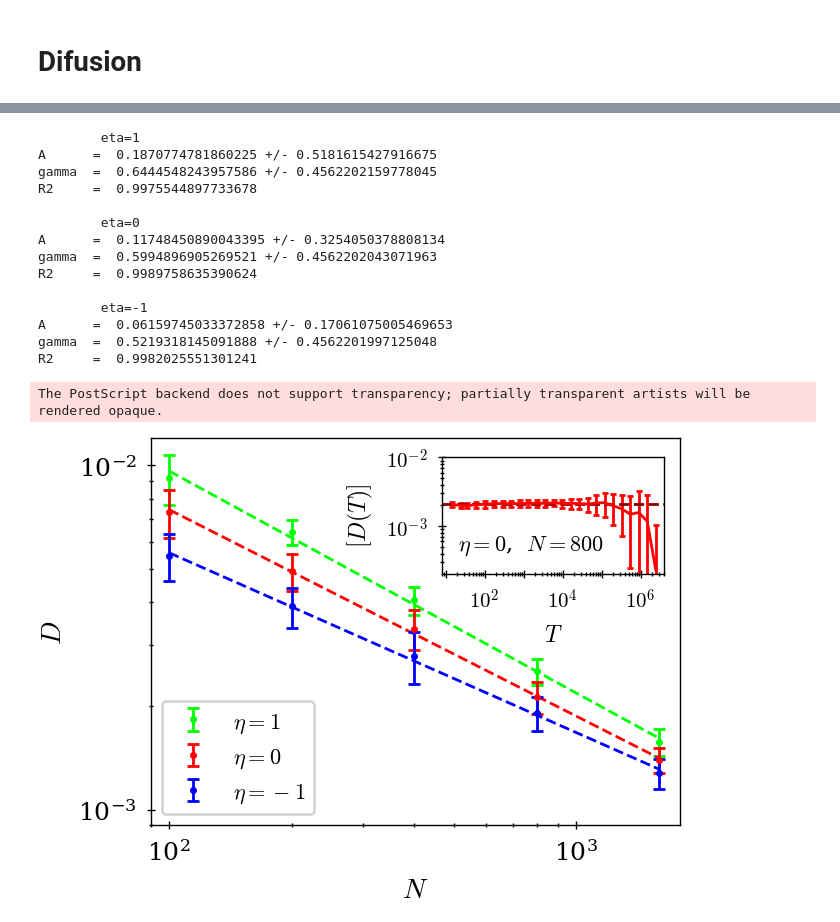
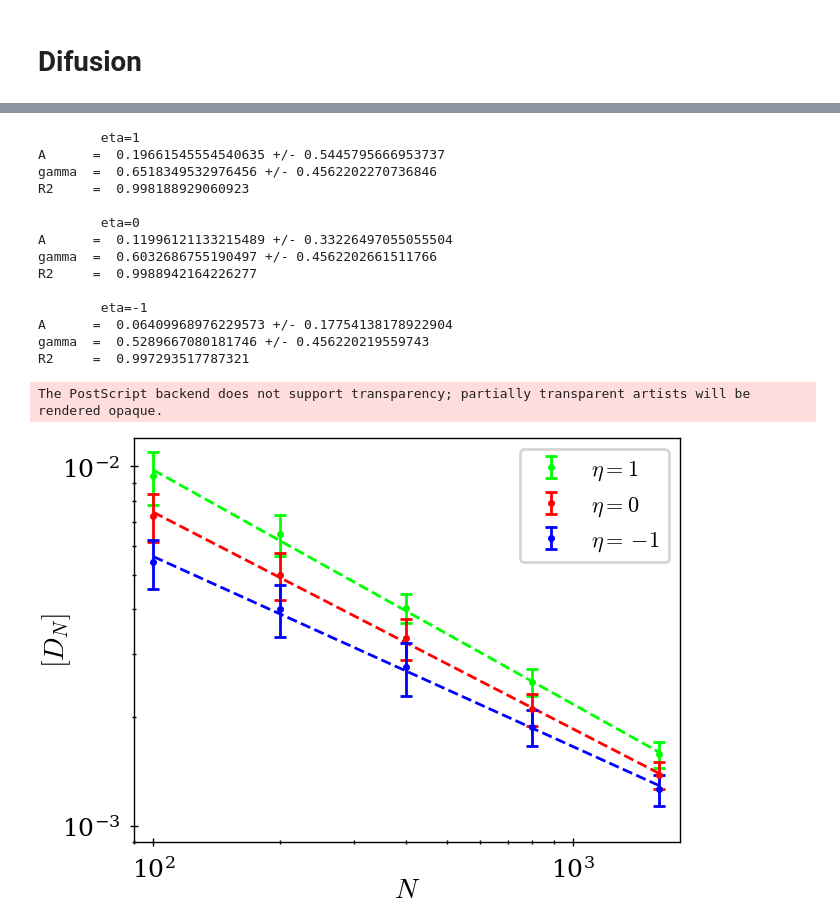
Before and after one commit to sergiozucchi/FullyDisorderedKuramoto_GPU, a Jupyter notebook: kuramotoLyap_Figures.ipynb, the cells around one changed output, grey strips where cells are left out. Saved outputs shown, nothing was run; the diff lists cells and outputs as text; code cells hidden in the pictures.

```diff
--- a/kuramotoLyap_Figures.ipynb
+++ b/kuramotoLyap_Figures.ipynb
@@ -247,7 +245,7 @@ The PostScript backend does not support transparency; partially transparent arti
 # %%
 pfits=np.load("data/fitsLE_inf.npz")
 alpha=pfits["alpha"]
-k=pfits["k"]
+lnk=pfits["ln_k"]
 # %%
 mean_pd=pd.read_csv("data/rawData/avLE_sim.csv")
 linf_pd=pd.read_csv("data/rawData/LEinf_mean.csv")
@@ -269,12 +267,12 @@ for Ni in range(len(N_list)):
 linf=linf_pd[linf_pd["J"]==J]["linf_opt"]
 linf_err=linf_pd[linf_pd["J"]==J]["err_linf_opt"]
 
-ax.errorbar(eta_list,linf*1e2,yerr=linf_err*1e2,color="k",marker=".",capsize=3,fmt="--")
+ax.errorbar(eta_list,linf*1e2,yerr=linf_err*1e2,color="k",marker=".",capsize=2.5,fmt="--")
 
 for ei in range(len(eta_list)):
 
     tempN=df_J[df_J["eta"]==eta_list[ei]]
-    ax.errorbar(tempN["eta"],tempN["lambda"]*1e2,yerr=tempN["err_lambda"]*1e2,capsize=3,color=cmap_eta[ei],marker=".",linestyle="none")
+    ax.errorbar(tempN["eta"],tempN["lambda"]*1e2,yerr=tempN["err_lambda"]*1e2,capsize=2.5,color=cmap_eta[ei],marker=".",linestyle="none")
 
     if ei==idx_eta_inset:
         l_N=df_J[df_J["eta"]==eta_list[ei]][["lambda","err_lambda"]].to_numpy()
@@ -286,19 +284,19 @@ for ei in range(len(eta_list)):
         y_obs_err=expy_err/np.abs(linf[ei]-l_N[:,0])
 
         xreg=np.linspace(x_obs_inset[0],x_obs_inset[-1])
-        yreg=k[0,ei,0]-alpha[0,ei,0]*xreg
+        yreg=lnk[0,ei,0]-alpha[0,ei,0]*xreg
 
-        axins.errorbar(np.exp(x_obs_inset),np.exp(y_obs_inset),yerr=expy_err,marker=".",linestyle="none",capsize=3,color=cmap_eta[ei])
+        axins.errorbar(np.exp(x_obs_inset),np.exp(y_obs_inset),yerr=expy_err,marker=".",linestyle="none",capsize=2,color=cmap_eta[ei])
         axins.plot(np.exp(xreg),np.exp(yreg),"k--")
 
 axins.set_xscale("log")
 axins.set_yscale("log")
 axins.set_ylim(1.2e-4,1.1e-2)
 axins.yaxis.set_ticks([1e-3,1e-2])
-axins.yaxis.set_ticklabels(["$10^{-3}$","$10^{-2}$"])
+axins.yaxis.set_ticklabels(["$\mathregular{10^{-3}}$","$\mathregular{10^{-2}}$"])
 axins.set_xlim(1e2,1.1e4)
 axins.xaxis.set_ticks([1e2,1e3])
-axins.xaxis.set_ticklabels(["$10^{2}$","$10^{3}$"],)
+axins.xaxis.set_ticklabels(["$\mathregular{10^{2}}$","$\mathregular{10^{3}}$"],)
 axins.set_ylabel("$\lambda_{\infty}-[\lambda_N]$",fontsize=8.5)
 fig.text(0.475,0.355,"$\eta=0$",fontsize=8)
 
@@ -322,6 +320,6 @@ fig.text(0.83,0.83,"$\lambda_{\infty}$",fontsize=8)
 ax.ticklabel_format(axis='y', style='sci', scilimits=(0,0),useMathText=False)
 
 #plt.tight_layout()
-plt.savefig("Figs/lyap_Asym_J014.eps",bbox_inches='tight')
+#plt.savefig("Figs/lyap_Asym_J014.eps",bbox_inches='tight')
 plt.show()
 # %% [output]
@@ -515,74 +478,55 @@ array([1.500000e+01, 2.500000e+01, 3.500000e+01, 6.000000e+01,
 cmap=[cmap_eta[i] for i in [0,4,-1]]
 
 fig,ax=plt.subplots()
-axins=ax.inset_axes([0.55,0.65,0.42,0.3])#,xlim=(x1,x2),ylim=(y1,y2))
 
 eta_list=D_pd["eta"].unique()
 N_list=D_pd["N"].unique()
-
-axins.errorbar(D_inset[:,0],D_inset[:,1],yerr=D_inset[:,2],color=cmap[1],capsize=1)
-axins.axhline(np.mean(D_inset[:-10,1]),linestyle="--",color="darkred")
-axins.set_yscale("log")
-axins.set_xscale("log")
-axins.set_xlabel("t")
 
 for ei in reversed(range(len(eta_list))):
     print(f"\teta={eta_list[ei]}")
 
     Deta=D_pd[D_pd["eta"]==eta_list[ei]]
     ax.errorbar(N_list,Deta["D"],yerr=Deta["err_D"],capsize=2,marker=".",linestyle="none",color=cmap[ei],label=f"$\eta={eta_list[ei]}$")
 
     x_obs=np.log(N_list)
     y_obs=np.log(Deta["D"])
 
     pfit, perr, r2 = fit_curvefit(x_obs, y_obs, lambda x,p0,p1: p0+p1*x, np.array([1,1]),None)
 
     print(f"A      =  {np.exp(pfit[0])} +/- {np.abs(perr[0]*np.exp(pfit[0]))}")
     print(f"gamma  =  {-pfit[1]} +/- {perr[1]}")
     print(f"R2     =  {r2}\n")
 
     ax.plot(np.linspace(N_list[0],N_list[-1]), np.exp(pfit[0])*(np.linspace(N_list[0],N_list[-1])**pfit[1]),color=cmap[ei],linestyle="--")
 
-axins.set_xscale("log")
-axins.set_yscale("log")
-#axins.set_ylim(1.2e-4,1.1e-2)
-axins.yaxis.set_ticks([1e-3,1e-2])
-axins.yaxis.set_ticklabels(["$10^{-3}$","$10^{-2}$"])
-axins.set_xlim(8,4e6)
-axins.xaxis.set_ticks([10**x for x in range(1,7)])
-#axins.xaxis.set_ticklabels(["$10^{1}$","","$10^{3}$","","$10^{5}$","","$10^{7}$"])
-axins.xaxis.set_ticklabels(["","$10^{2}$","","$10^{4}$","","$10^{6}$"])
-axins.xaxis.set_minor_locator(ticker.LogLocator(numticks=999,subs="auto"))
-axins.set_ylabel("$[D(T)]$",fontsize=8.5)
-axins.set_xlabel("$T$",fontsize=8.5)
-fig.text(0.64,0.73,"$\eta=0$,  $N=800$",fontsize=8)
-axins.tick_params(which="both",axis='both',labelsize=7.5,direction="inout")
-
 ax.set_ylim(0.9e-3,1.2e-2)
 ax.set_xlim(0.9e2,1.8e3)
 ax.tick_params(which="both",axis='both',labelsize=9,direction="inout")
-ax.set_ylabel("$D$",fontsize=10)
-ax.set_xlabel("$N$",fontsize=10)
+ax.set_ylabel("$[D_N]$",fontsize=10,labelpad=-4)
+ax.set_xlabel("$N$",fontsize=10,labelpad=-2)
 ax.set_yscale("log")
 ax.set_xscale("log")
-plt.legend(loc="lower left",fontsize=8)
+
+handles,_=ax.get_legend_handles_labels()
+eta_label=["1","0","-\!1"]
+plt.legend([handles[i] for i in range(len(eta_label))],[f"$\eta={e}$" for e in eta_label],loc="upper right",fontsize=8)
 fig.tight_layout()
-plt.savefig("Figs/Diffusion_2.eps")
+plt.savefig("Figs/Diffusion.eps")
 plt.show()
 # %% [output]
         eta=1
-A      =  0.1870774781860225 +/- 0.5181615427916675
-gamma  =  0.6444548243957586 +/- 0.4562202159778045
-R2     =  0.9975544897733678
+A      =  0.19661545554540635 +/- 0.5445795666953737
+gamma  =  0.6518349532976456 +/- 0.4562202270736846
+R2     =  0.998188929060923
 
         eta=0
-A      =  0.11748450890043395 +/- 0.3254050378808134
-gamma  =  0.5994896905269521 +/- 0.4562202043071963
-R2     =  0.9989758635390624
+A      =  0.11996121133215489 +/- 0.33226497055055504
+gamma  =  0.6032686755190497 +/- 0.4562202661511766
+R2     =  0.9988942164226277
 
         eta=-1
-A      =  0.06159745033372858 +/- 0.17061075005469653
-gamma  =  0.5219318145091888 +/- 0.4562201997125048
-R2     =  0.9982025551301241
+A      =  0.06409968976229573 +/- 0.17754138178922904
+gamma  =  0.5289667080181746 +/- 0.456220219559743
+R2     =  0.997293517787321
 The PostScript backend does not support transparency; partially transparent artists will be rendered opaque.
-[figure, old version]
+[figure, new version]
```
Also changed, not shown: parts of 13 cells of this notebook, 49 other files.
